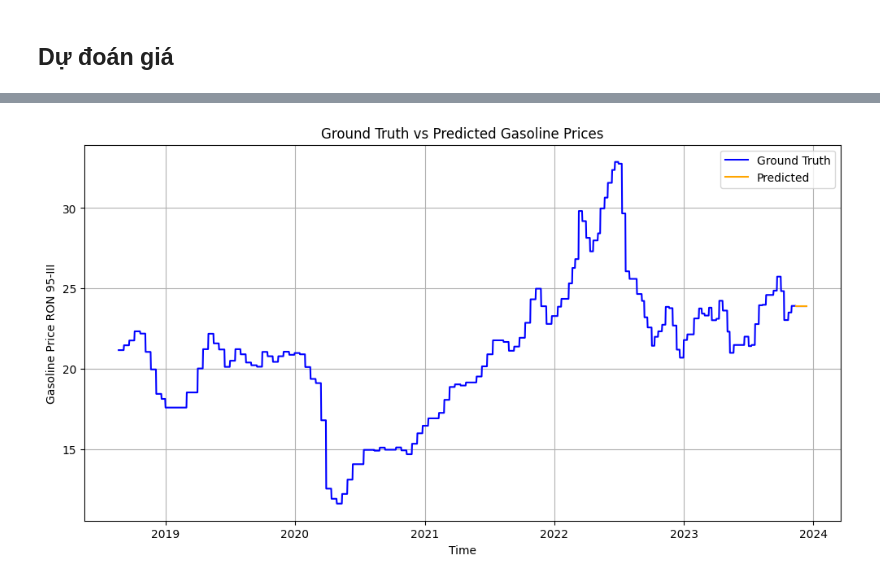
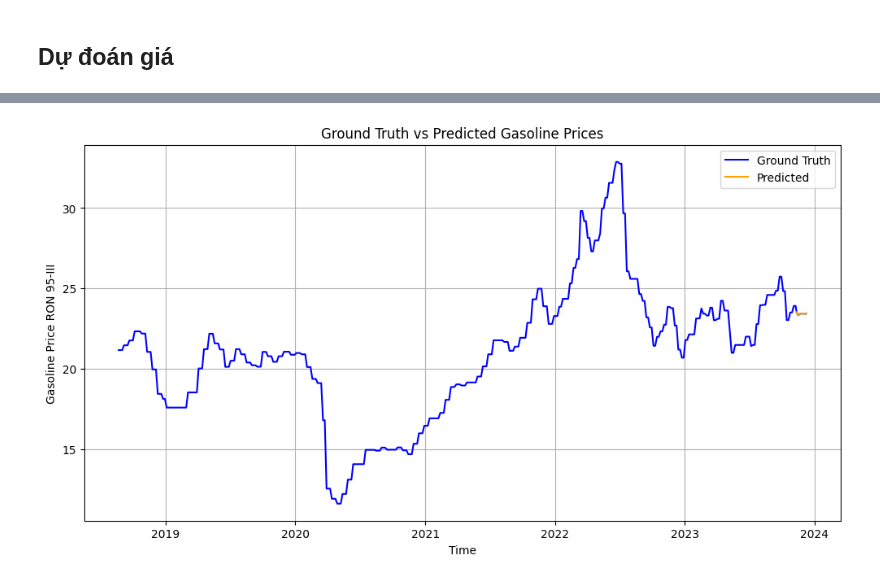
Before and after one commit to thuongh2/CommodityPredict, a Jupyter notebook: XGB - SVM - RF.ipynb, the cells around one changed output, grey strips where cells are left out. Cells and saved outputs as stored; diff of their text form; code cells hidden in the pictures.

```diff
--- a/XGB - SVM - RF.ipynb
+++ b/XGB - SVM - RF.ipynb
@@ -134,7 +138,7 @@ X_test_xgb, y_test_xgb = X_test, y_test
 ### Xây dựng mô hình XGboost
 # %%
 model_xgb = xgb.XGBRegressor(objective='reg:squarederror',
-                             max_depth=4,
+                             max_depth=3,
                              learning_rate=0.1,
                              n_estimators=40,
                             )
@@ -377,7 +297,8 @@ plt.show()
 # %% [markdown]
 ## Dự đoán giá xăng trong 30 ngày tiếp theo (SVM)
 # %%
-days = 30
+days = 10
+timesteps = look_back + 1
 df_gasolinePrices_pre = df_gasolinePrices.copy()
 gasolinePrices_scaled = scaler.transform(df_gasolinePrices_pre)
 
@@ -385,19 +306,18 @@ gasolinePrices_scaled = scaler.transform(df_gasolinePrices_pre)
 last_data = gasolinePrices_scaled[-timesteps:]
 last_data = last_data.reshape(1, -1)[:, -(timesteps-1):]
 
-predicted_prices = []
+predicted_prices_svm = []
 for day in range(days):
     next_prediction = model_svm.predict(last_data)
     last_data = np.append(last_data, next_prediction).reshape(1, -1)[:, 1:]
     predicted_price = scaler.inverse_transform(next_prediction.reshape(-1, 1))
-    predicted_prices.append(predicted_price[0, 0])
+    predicted_prices_svm.append(predicted_price[0, 0])
 
 last_date = df_gasolinePrices_pre.index[-1]
-future_dates = pd.date_range(start=last_date + pd.DateOffset(days=1), periods=days, freq='D')
+future_dates = pd.date_range(start=last_date + pd.DateOffset(days=3), periods=days, freq='3D')
 
-predicted_df = pd.DataFrame(index=future_dates, columns=['RON 95-III'])
+predicted_df_svm = pd.DataFrame(index=future_dates, columns=['RON 95-III'])
 
-for day, price in enumerate(predicted_prices, start=1):
-    predicted_df.loc[last_date + pd.DateOffset(days=day)] = price
+predicted_df_svm['RON 95-III'] = predicted_prices_svm
 
-df_gasolinePrices_pre = pd.concat([df_gasolinePrices_pre, predicted_df], axis=0)
+df_gasolinePrices_pre = pd.concat([df_gasolinePrices_pre, predicted_df_svm], axis=0)
@@ -426,7 +366,7 @@ X_test_rf, y_test_rf = X_test, y_test
 ### Xây dựng model (RF)
 # %%
 # Tạo và huấn luyện mô hình Random Forest
-model_rf = RandomForestRegressor(n_estimators=60, max_depth=5)
+model_rf = RandomForestRegressor(n_estimators=60, max_depth=4)
 
 model_rf.fit(X_train_rf, y_train_rf)
 # %% [output]
@@ -518,7 +406,8 @@ plt.show()
 # %% [markdown]
 ## Dự đoán giá
 # %%
-days = 30
+days = 10
+timesteps = look_back + 1
 df_gasolinePrices_pre = df_gasolinePrices.copy()
 gasolinePrices_scaled = scaler.transform(df_gasolinePrices_pre)
 
@@ -526,19 +415,18 @@ gasolinePrices_scaled = scaler.transform(df_gasolinePrices_pre)
 last_data = gasolinePrices_scaled[-timesteps:]
 last_data = last_data.reshape(1, -1)[:, -(timesteps-1):]
 
-predicted_prices = []
+predicted_prices_rf = []
 for day in range(days):
     next_prediction = model_rf.predict(last_data)
     last_data = np.append(last_data, next_prediction).reshape(1, -1)[:, 1:]
     predicted_price = scaler.inverse_transform(next_prediction.reshape(-1, 1))
-    predicted_prices.append(predicted_price[0, 0])
+    predicted_prices_rf.append(predicted_price[0, 0])
 
 last_date = df_gasolinePrices_pre.index[-1]
-future_dates = pd.date_range(start=last_date + pd.DateOffset(days=1), periods=days, freq='D')
+future_dates = pd.date_range(start=last_date + pd.DateOffset(days=3), periods=days, freq='3D')
 
-predicted_df = pd.DataFrame(index=future_dates, columns=['RON 95-III'])
+predicted_df_rf = pd.DataFrame(index=future_dates, columns=['RON 95-III'])
 
-for day, price in enumerate(predicted_prices, start=1):
-    predicted_df.loc[last_date + pd.DateOffset(days=day)] = price
+predicted_df_rf['RON 95-III'] = predicted_prices_rf
 
-df_gasolinePrices_pre = pd.concat([df_gasolinePrices_pre, predicted_df], axis=0)
+df_gasolinePrices_pre = pd.concat([df_gasolinePrices_pre, predicted_df_rf], axis=0)
@@ -545,16 +459,16 @@ df_gasolinePrices_pre = pd.concat([df_gasolinePrices_pre, predicted_df], axis=0)
 # %%
 plt.figure(figsize=(12, 6))
 
 plt.plot(df_gasolinePrices_pre.index, df_gasolinePrices_pre['RON 95-III'], label='Ground Truth', color='blue')
-plt.plot(predicted_df.index, predicted_df['RON 95-III'], label='Predicted', color='orange')
+plt.plot(predicted_df_rf.index, predicted_df_rf['RON 95-III'], label='Predicted', color='orange')
 
 plt.title('Ground Truth vs Predicted Gasoline Prices')
 plt.xlabel('Time')
 plt.ylabel('Gasoline Price RON 95-III')
 plt.legend()
 plt.grid(True)
 
 # Hiển thị biểu đồ
 plt.show()
 # %% [output]
-[figure, old version]
+[figure, new version]
```
Also changed, not shown: parts of 36 cells of this notebook, 3 other files.
